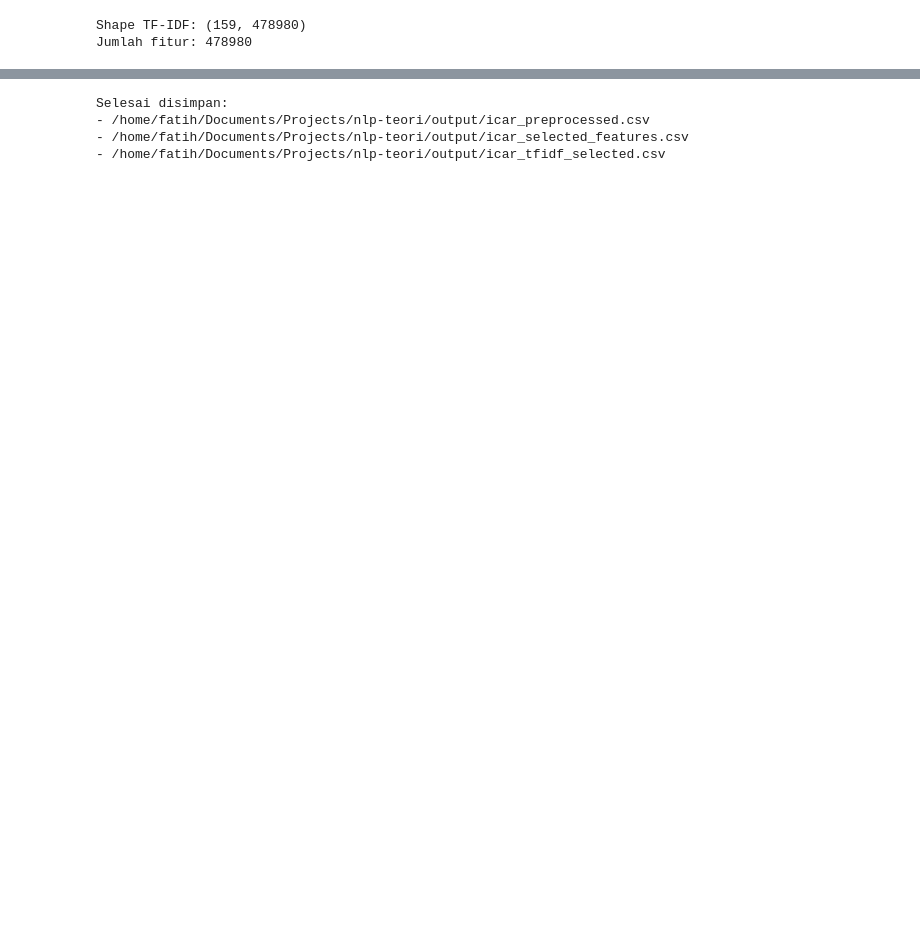
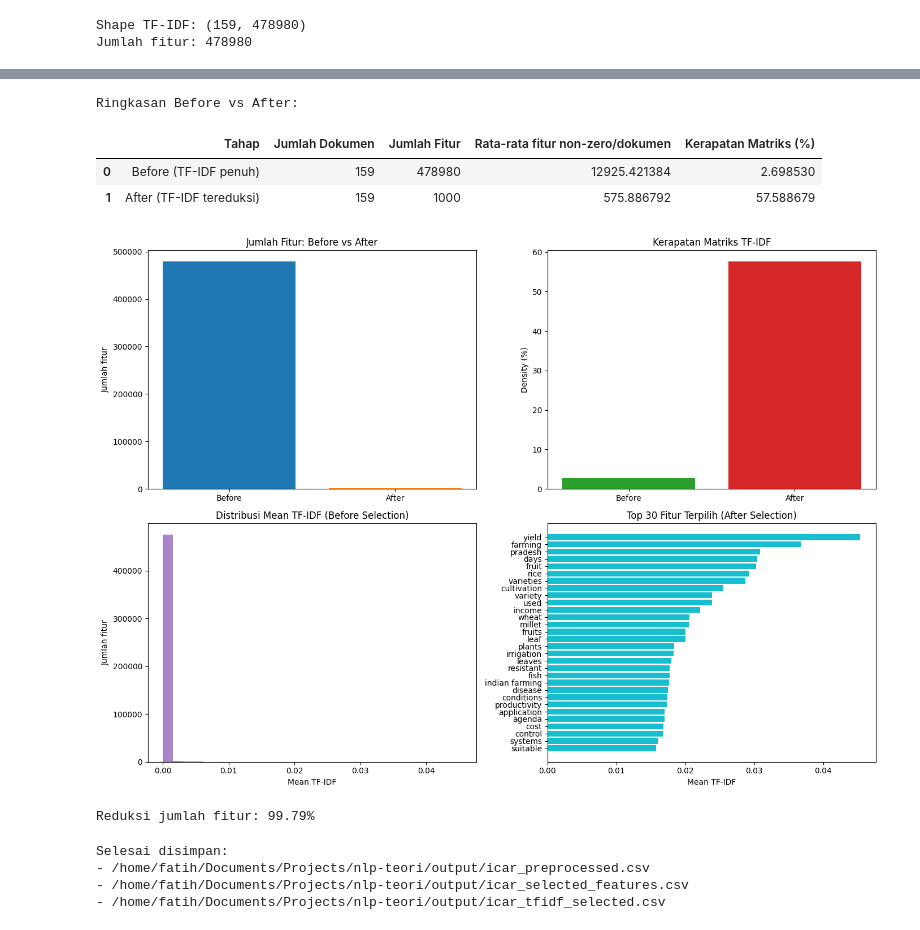
Before and after one commit to FatihHDR/agriculture-topic-modeling-nlp, a Jupyter notebook: preprocess_nlp.ipynb, the cells around one changed output, grey strips where cells are left out. Cells and saved outputs as stored; diff of their text form; code cells hidden in the pictures; blank space fills up the shorter version.

```diff
--- a/preprocess_nlp.ipynb
+++ b/preprocess_nlp.ipynb
@@ -167,3 +581,75 @@ selected_df.head(20)
+# %%
+# Ringkasan metrik before vs after
+before_features = X.shape[1]
+after_features = X_selected.shape[1]
+
+before_density = X.nnz / (X.shape[0] * X.shape[1])
+after_density = X_selected.nnz / (X_selected.shape[0] * X_selected.shape[1])
+
+before_nnz_doc = np.asarray((X != 0).sum(axis=1)).ravel()
+after_nnz_doc = np.asarray((X_selected != 0).sum(axis=1)).ravel()
+
+summary_df = pd.DataFrame([
+    {
+        "Tahap": "Before (TF-IDF penuh)",
+        "Jumlah Dokumen": X.shape[0],
+        "Jumlah Fitur": before_features,
+        "Rata-rata fitur non-zero/dokumen": before_nnz_doc.mean(),
+        "Kerapatan Matriks (%)": before_density * 100
+    },
+    {
+        "Tahap": "After (TF-IDF tereduksi)",
+        "Jumlah Dokumen": X_selected.shape[0],
+        "Jumlah Fitur": after_features,
+        "Rata-rata fitur non-zero/dokumen": after_nnz_doc.mean(),
+        "Kerapatan Matriks (%)": after_density * 100
+    }
+])
+
+print("Ringkasan Before vs After:")
+display(summary_df)
+
+# Visualisasi
+fig, axes = plt.subplots(2, 2, figsize=(14, 10))
+
+# 1) Jumlah fitur before vs after
+axes[0, 0].bar(["Before", "After"], [before_features, after_features], color=["#1f77b4", "#ff7f0e"])
+axes[0, 0].set_title("Jumlah Fitur: Before vs After")
+axes[0, 0].set_ylabel("Jumlah fitur")
+
+# 2) Kerapatan matriks before vs after
+axes[0, 1].bar(["Before", "After"], [before_density * 100, after_density * 100], color=["#2ca02c", "#d62728"])
+axes[0, 1].set_title("Kerapatan Matriks TF-IDF")
+axes[0, 1].set_ylabel("Density (%)")
+
+# 3) Distribusi skor mean TF-IDF (semua fitur = before selection)
+axes[1, 0].hist(mean_scores, bins=30, color="#9467bd", alpha=0.8)
+axes[1, 0].set_title("Distribusi Mean TF-IDF (Before Selection)")
+axes[1, 0].set_xlabel("Mean TF-IDF")
+axes[1, 0].set_ylabel("Jumlah fitur")
+
+# 4) Top-k mean TF-IDF (after selection)
+top_plot_k = min(30, len(selected_features))
+top_names = selected_features[:top_plot_k]
+top_vals = mean_scores[top_idx][:top_plot_k]
+
+axes[1, 1].barh(top_names[::-1], top_vals[::-1], color="#17becf")
+axes[1, 1].set_title(f"Top {top_plot_k} Fitur Terpilih (After Selection)")
+axes[1, 1].set_xlabel("Mean TF-IDF")
+
+plt.tight_layout()
+plt.show()
+
+# Persentase reduksi dimensi
+reduction_pct = (1 - (after_features / before_features)) * 100
+print(f"Reduksi jumlah fitur: {reduction_pct:.2f}%")
+# %% [output]
+Ringkasan Before vs After:
+|  | Tahap | Jumlah Dokumen | Jumlah Fitur | Rata-rata fitur non-zero/dokumen | Kerapatan Matriks (%) |
+| 0 | Before (TF-IDF penuh) | 159 | 478980 | 12925.421384 | 2.698530 |
+| 1 | After (TF-IDF tereduksi) | 159 | 1000 | 575.886792 | 57.588679 |
+[figure, added]
+Reduksi jumlah fitur: 99.79%
 # %%
 # 7) Simpan hasil
 preprocessed_path = OUT_DIR / "icar_preprocessed.csv"
```
Also changed, not shown: parts of 8 cells of this notebook, 1 other file.
